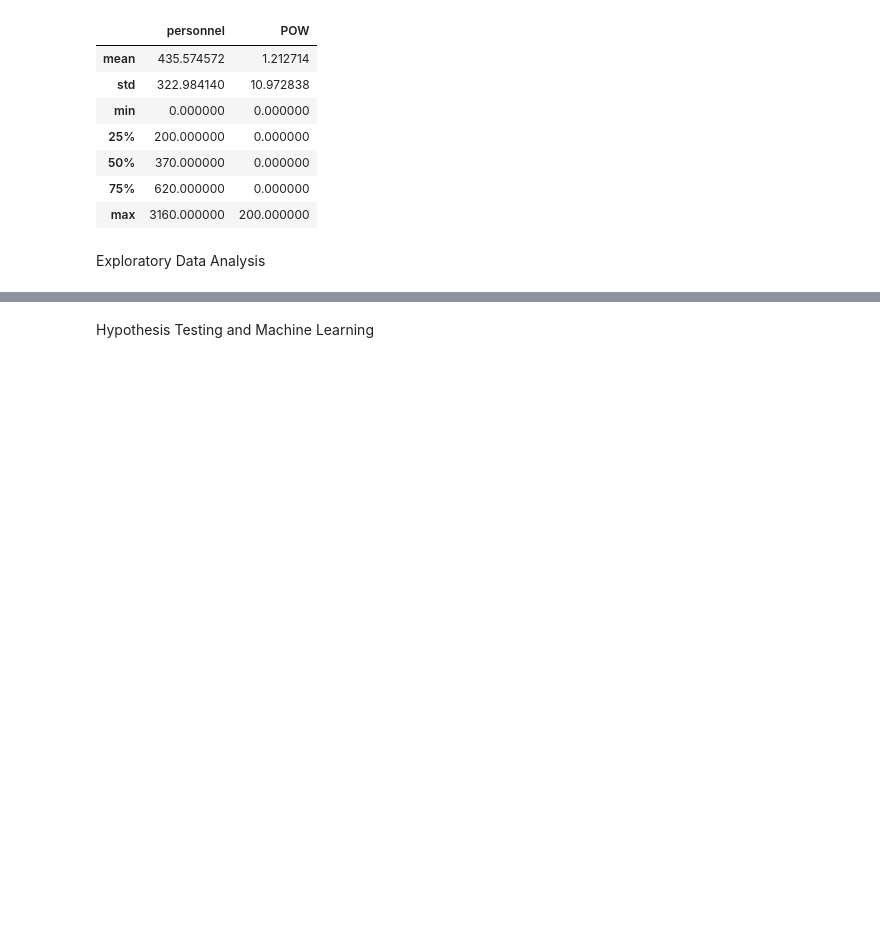
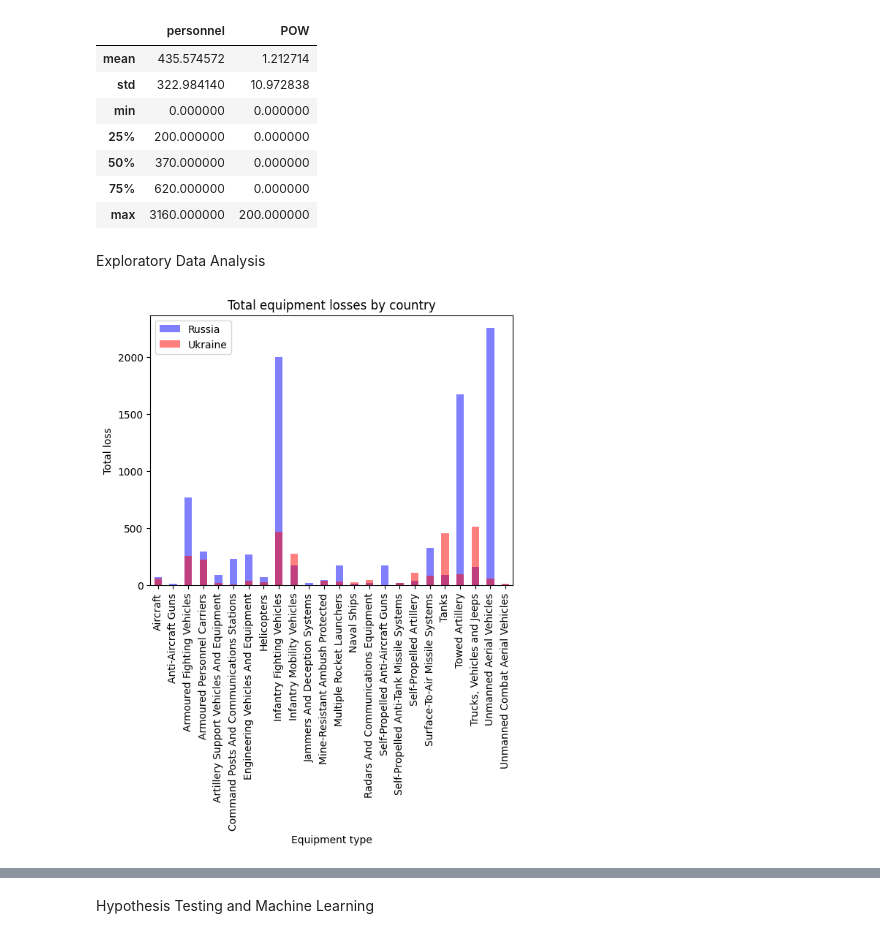
Before and after one commit to B3n-Coyne/B3n-Coyne.github.io, a Jupyter notebook: FinalTutorial.ipynb, the cells around one changed output, grey strips where cells are left out. Cells and saved outputs as stored; diff of their text form; code cells hidden in the pictures; blank space fills up the shorter version.

```diff
--- a/FinalTutorial.ipynb
+++ b/FinalTutorial.ipynb
@@ -193,5 +213,16 @@ Exploratory Data Analysis
 # %%
 # TODO
     # Could do analysis on correltaions b/t Ukrainian vehical losses and Russian vehical losses, in order to see how effective the Ukrainian military is
         # Would likely want to aggregate data by vehical type
     # Could compare Russian personnel and equipment losses to find trends
+# First let's compare equipment losses of each country
+ax = df_RU_total_grouped['losses_total'].plot(kind='bar', color='blue', alpha=0.5, label='Russia')
+df_UA_total_grouped['losses_total'].plot(kind='bar', color='red', alpha=0.5, label='Ukraine', ax=ax)
+plt.title('Total equipment losses by country')
+plt.xlabel('Equipment type')
+plt.ylabel('Total loss')
+plt.legend()
+plt.show()
+# alpha = 0.5 was used so we can see cases were they overlap
+# %% [output]
+[figure, added]
```
Also changed, not shown: parts of 7 cells of this notebook.
